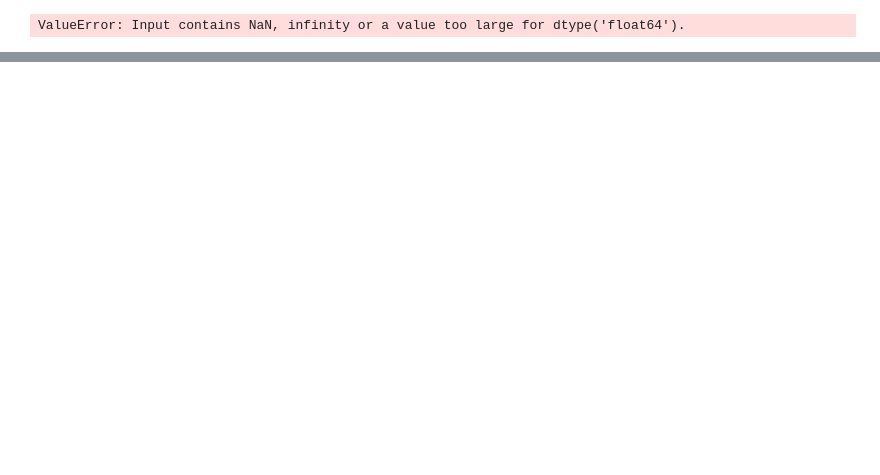
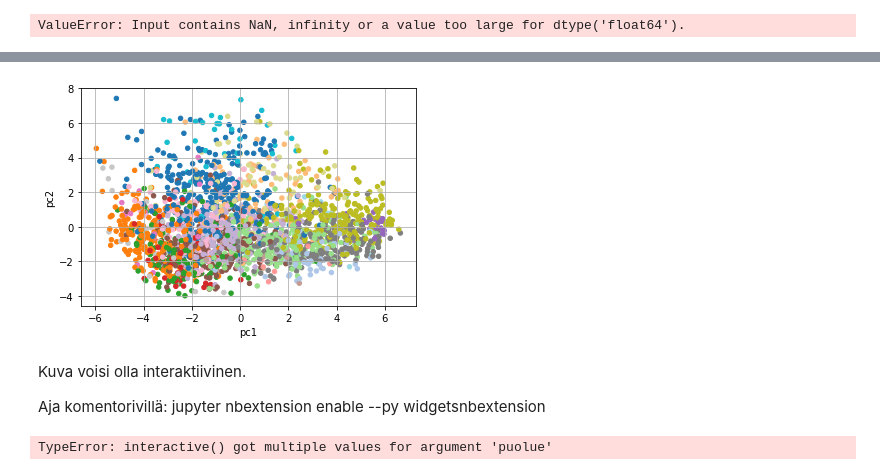
Before and after one commit to jotietav/demo, a Jupyter notebook: inkubio_demo/Demo.ipynb, the cells around one changed output, grey strips where cells are left out. Drawn from its saved outputs; the diff is of its cells as text; code cells hidden in the pictures; blank space fills up the shorter version.

Commit message:
WIP Add widgets to notebook

```diff
--- a/inkubio_demo/Demo.ipynb
+++ b/inkubio_demo/Demo.ipynb
@@ -211,0 +236,3 @@ array([[-0.95998683,  0.11845578,  0.95525134, ...,  1.42672123,
+# %%
+pca_df = data[data.columns[:4]].merge(principaldf, left_index=True, right_index=True)
+pca_df.head()
@@ -211,0 +246,20 @@ array([[-0.95998683,  0.11845578,  0.95525134, ...,  1.42672123,
+# %%
+import seaborn as sns
+col = 'puolue'
+# Unique category labels: 'D', 'F', 'G', ...
+color_labels = pca_df[col].unique()
+
+# List of RGB triplets
+rgb_values = sns.color_palette("tab20", pca_df[col].nunique())
+
+# Map label to RGB
+color_map = dict(zip(color_labels, rgb_values))
+
+ax = pca_df.plot(kind='scatter', x='pc1', y='pc2', c=df[col].map(color_map), grid=True)
+plt.show()
+# %% [output]
+[figure, added]
+# %% [markdown]
+Kuva voisi olla interaktiivinen.
+
+Aja komentorivillä: jupyter nbextension enable --py widgetsnbextension
@@ -211,0 +271,48 @@ array([[-0.95998683,  0.11845578,  0.95525134, ...,  1.42672123,
+# %%
+plot_output =widgets.Output()
+puolueet = pca_df['puolue'].unique().tolist()
+vaalipiirit = pca_df['vaalipiiri'].unique().tolist()
+sukupuolet = pca_df['Sukupuolesi'].unique().tolist()
+koulutukset = pca_df['Koulutuksesi'].unique().tolist()
+
+puolue_widget = widgets.SelectMultiple(
+    options=puolueet,
+    description='Puolueet',
+    disabled=False
+)
+vaalipiiri_widget = widgets.SelectMultiple(
+    options=vaalipiirit,
+    description='Vaalipiirit',
+    disabled=False
+)
+sukupuoli_widget = widgets.SelectMultiple(
+    options=sukupuolet,
+    description='Sukupuoli',
+    disabled=False
+)
+koulutus_widget = widgets.SelectMultiple(
+    options=koulutukset,
+    description='Koulutus',
+    disabled=False
+)
+
+def puolue_eventhandler(change):
+    common_filtering(change.new, dropdown_purpose.value,
+                     bounded_num.value)
+def dropdown_purpose_eventhandler(change):
+    common_filtering(dropdown_year.value, change.new,
+                     bounded_num.value)
+
+def visualize_data(puolue, vaalipiiri, sukupuoli, koulutus):
+    plot_output.clear_output()
+    filtered = pca_df[pca_df['puolue'].isin(puolue)]
+    filtered = filtered[filtered['vaalipiiri'].isin(vaalipiiri)]
+    filtered = filtered[filtered['Sukupuolesi'].isin(sukupuoli)]
+    filtered = filtered[filtered['Koulutuksesi'].isin(koulutus)]
+    with plot_output:
+        display(filtered)
+
+w = interactive(visualize_data, puolue=puolue_widget, vaalipiiri=vaalipiiri_widget,
+                sukupuoli=sukupuoli_widget, koulutus=koulutus_widget)
+# %% [output]
+TypeError: interactive() got multiple values for argument 'puolue'
```
Also changed, not shown: parts of 14 cells of this notebook, 1 other file.
